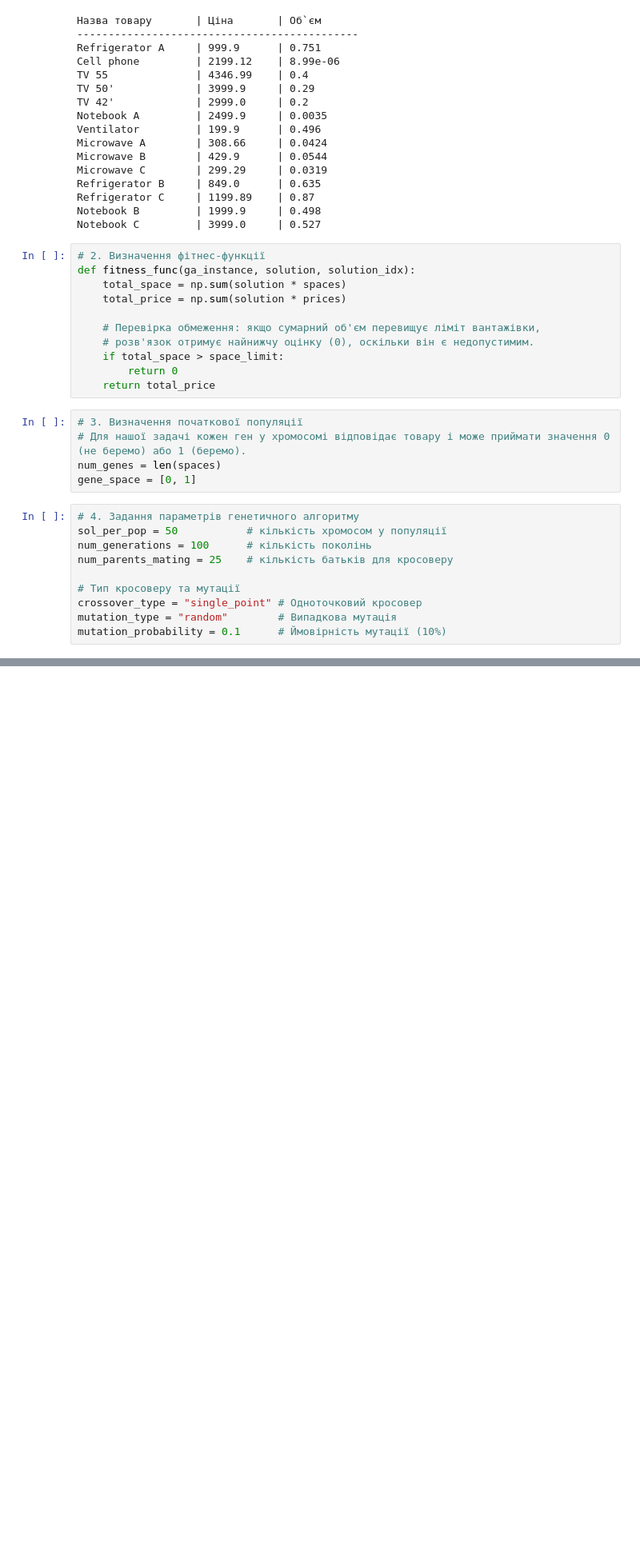
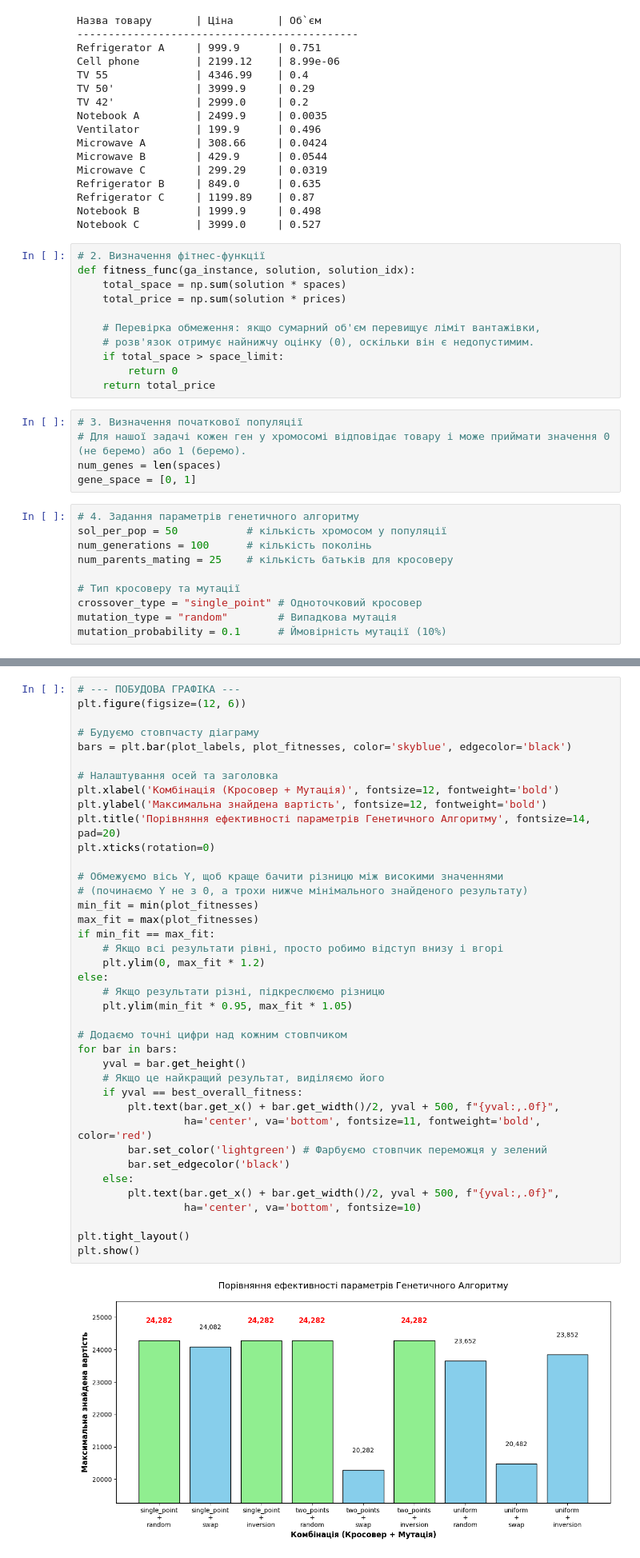
Before and after one commit to Feliz-ua/goit-np-hw-11, a Jupyter notebook: hw-11.ipynb, the cells around one changed output, grey strips where cells are left out. Shown at 80% size. Cells and saved outputs as stored; diff of their text form; blank space fills up the shorter version.

```diff
--- a/hw-11.ipynb
+++ b/hw-11.ipynb
@@ -124,0 +270,41 @@ ga_instance.plot_fitness();
+# %%
+# --- ПОБУДОВА ГРАФІКА ---
+plt.figure(figsize=(12, 6))
+
+# Будуємо стовпчасту діаграму
+bars = plt.bar(plot_labels, plot_fitnesses, color='skyblue', edgecolor='black')
+
+# Налаштування осей та заголовка
+plt.xlabel('Комбінація (Кросовер + Мутація)', fontsize=12, fontweight='bold')
+plt.ylabel('Максимальна знайдена вартість', fontsize=12, fontweight='bold')
+plt.title('Порівняння ефективності параметрів Генетичного Алгоритму', fontsize=14, pad=20)
+plt.xticks(rotation=0)
+
+# Обмежуємо вісь Y, щоб краще бачити різницю між високими значеннями
+# (починаємо Y не з 0, а трохи нижче мінімального знайденого результату)
+min_fit = min(plot_fitnesses)
+max_fit = max(plot_fitnesses)
+if min_fit == max_fit:
+    # Якщо всі результати рівні, просто робимо відступ внизу і вгорі
+    plt.ylim(0, max_fit * 1.2)
+else:
+    # Якщо результати різні, підкреслюємо різницю
+    plt.ylim(min_fit * 0.95, max_fit * 1.05)
+
+# Додаємо точні цифри над кожним стовпчиком
+for bar in bars:
+    yval = bar.get_height()
+    # Якщо це найкращий результат, виділяємо його
+    if yval == best_overall_fitness:
+        plt.text(bar.get_x() + bar.get_width()/2, yval + 500, f"{yval:,.0f}",
+                 ha='center', va='bottom', fontsize=11, fontweight='bold', color='red')
+        bar.set_color('lightgreen') # Фарбуємо стовпчик переможця у зелений
+        bar.set_edgecolor('black')
+    else:
+        plt.text(bar.get_x() + bar.get_width()/2, yval + 500, f"{yval:,.0f}",
+                 ha='center', va='bottom', fontsize=10)
+
+plt.tight_layout()
+plt.show()
+# %% [output]
+[figure, added]
```
Also changed, not shown: parts of 4 cells of this notebook.
